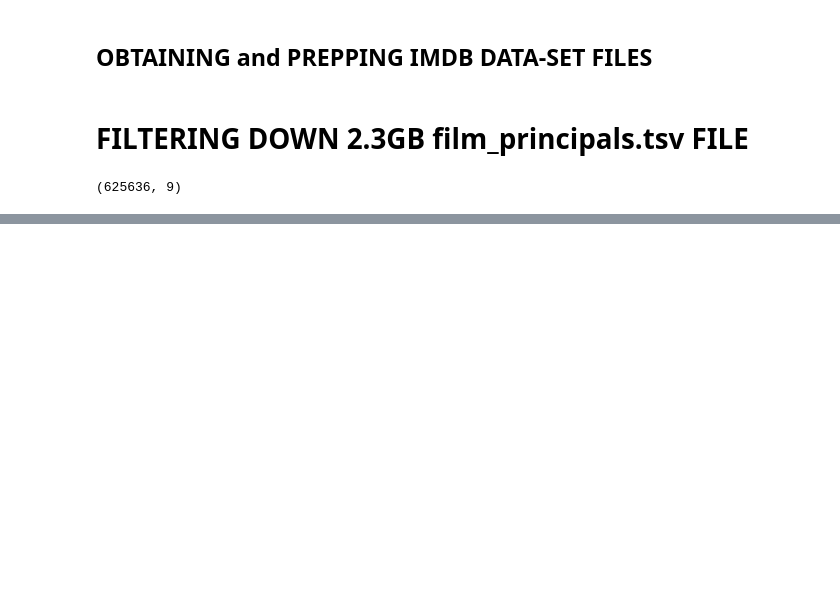
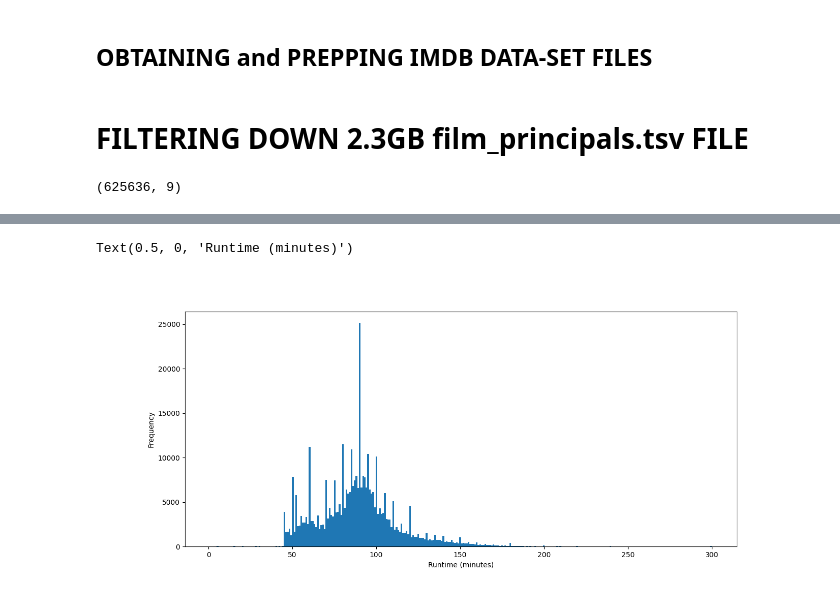
Before and after one commit to mlh86/film_visualizations, a Jupyter notebook: film_visualizations.ipynb, the cells around one changed output, grey strips where cells are left out. Cells and saved outputs as stored; diff of their text form; code cells hidden in the pictures; blank space fills up the shorter version.

Commit message:
Visualizing the distribution of movie run-times over the past 120+ years
There is a definite peak at the 90-minute mark, and a secondary one at 60-minutes.

```diff
--- a/film_visualizations.ipynb
+++ b/film_visualizations.ipynb
@@ -284,0 +298,4 @@ movie_details.to_csv("3b - movie_principals.tsv", sep="\t")
+# %%
+to_drop = mdata.loc[mdata.startYear == "\\N"]
+mdata.drop(index=to_drop.index, inplace=True)
+print("UPDATED-SHAPE:", mdata.shape)
@@ -284,0 +304,8 @@ movie_details.to_csv("3b - movie_principals.tsv", sep="\t")
+# %%
+mdata.runtimeMinutes = mdata.runtimeMinutes.astype(int)
+mdata.startYear = mdata.startYear.astype(int)
+# %%
+runtimes = mdata.runtimeMinutes
+too_low = runtimes[runtimes < 10]
+print(too_low.shape)
+mdata.loc[too_low.index]
@@ -284,0 +327,5 @@ movie_details.to_csv("3b - movie_principals.tsv", sep="\t")
+# %%
+too_high = runtimes[runtimes > 300]
+print(too_high.shape)
+display(mdata.loc[too_high.index].sort_values("runtimeMinutes", ascending=False))
+mdata.drop(too_high.index, inplace=True)
@@ -284,0 +347,8 @@ movie_details.to_csv("3b - movie_principals.tsv", sep="\t")
+# %%
+plt.close()
+fig2, ax2 = plt.subplots(figsize=(14,6))
+mdata.runtimeMinutes.plot.hist(ax=ax2, bins=300)
+ax2.set_xlabel("Runtime (minutes)")
+# %% [output]
+Text(0.5, 0, 'Runtime (minutes)')
+[figure, added]
```
Also changed, not shown: parts of 6 cells of this notebook.
